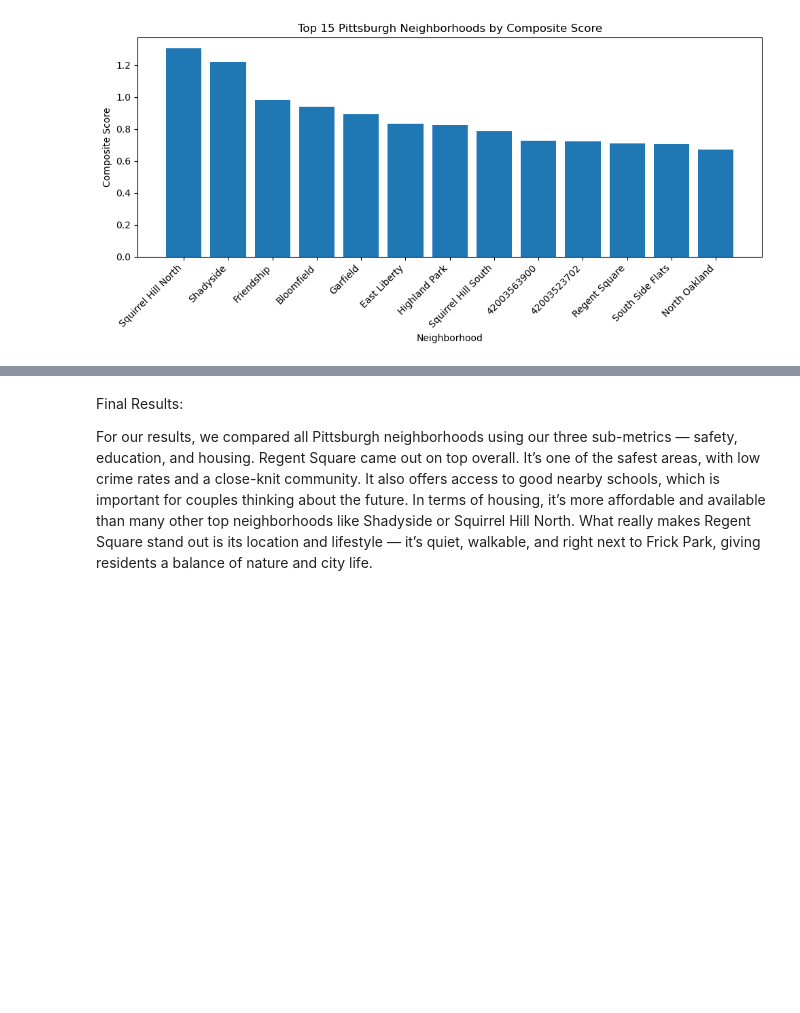
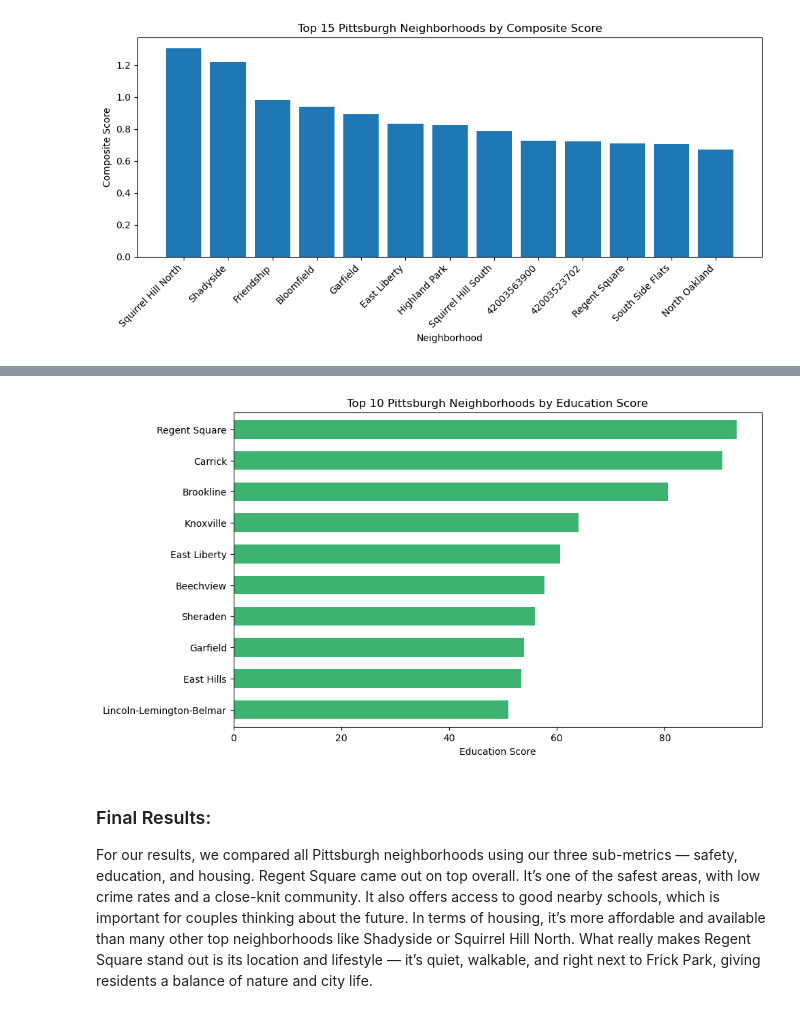
Before and after one commit to vkpurini/Best-Neighborhood-in-Pittsburgh-, a Jupyter notebook: Final-Notebook.ipynb, the cells around one changed output, grey strips where cells are left out. Drawn from its saved outputs; the diff is of its cells as text; code cells hidden in the pictures; blank space fills up the shorter version.

```diff
--- a/Final-Notebook.ipynb
+++ b/Final-Notebook.ipynb
@@ -195,5 +243,17 @@ Code for Education:
+# %%
+import matplotlib.pyplot as plt
+
+result.head(10).plot.barh(x='neighborhood', y='education_score', color='mediumseagreen', legend=False, figsize=(10,6), width=0.6)
+
+plt.xlabel('Education Score')
+plt.ylabel('')
+plt.title('Top 10 Pittsburgh Neighborhoods by Education Score')
+plt.gca().invert_yaxis()
+plt.show()
+# %% [output]
+[figure, added]
 # %% [markdown]
-Final Results:
+### Final Results:
 
 For our results, we compared all Pittsburgh neighborhoods using our three sub-metrics — safety, education, and housing. Regent Square came out on top overall. It’s one of the safest areas, with low crime rates and a close-knit community. It also offers access to good nearby schools, which is important for couples thinking about the future. In terms of housing, it’s more affordable and available than many other top neighborhoods like Shadyside or Squirrel Hill North. What really makes Regent Square stand out is its location and lifestyle — it’s quiet, walkable, and right next to Frick Park, giving residents a balance of nature and city life.
 # %% [markdown]
```
Also changed, not shown: parts of 8 cells of this notebook.
